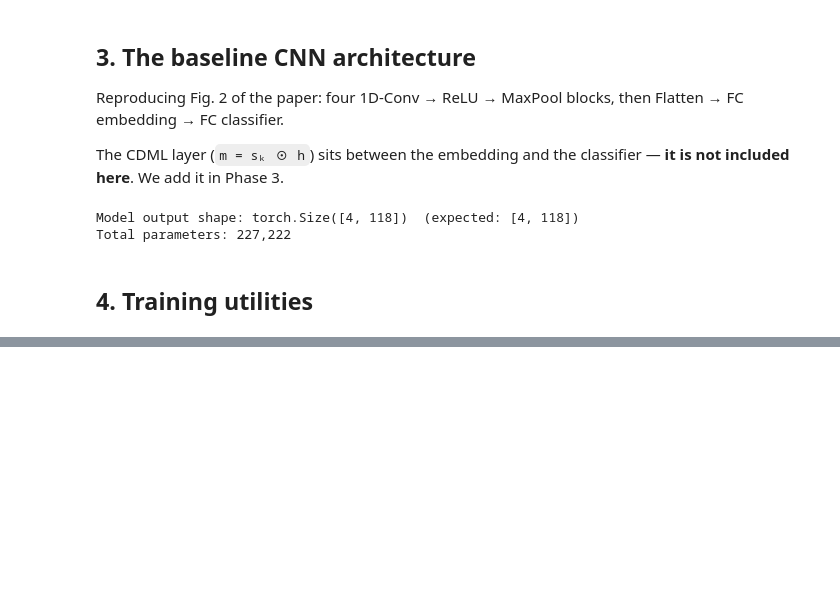
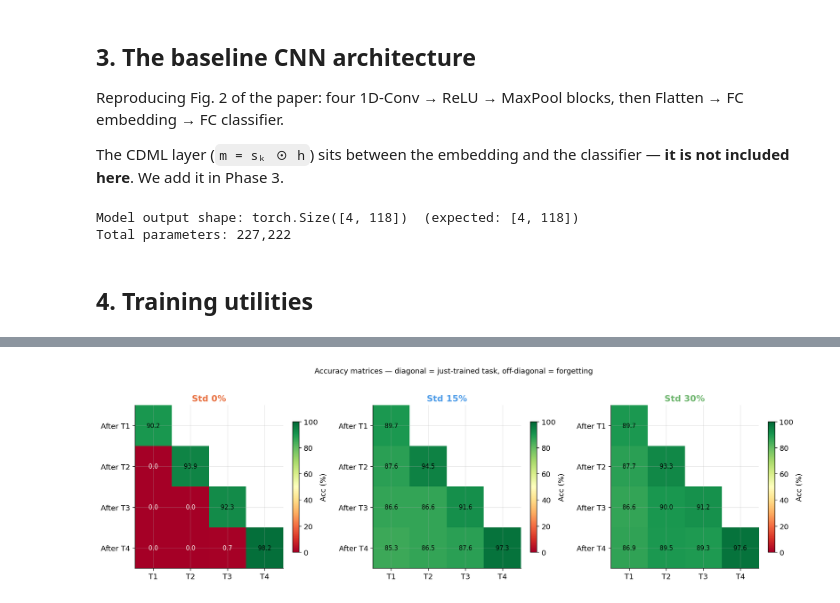
Before and after one commit to Tommy270602/Gait_Continual_Learning, a Jupyter notebook: Code/phase2_continual_learning.ipynb, the cells around one changed output, grey strips where cells are left out. Cells and saved outputs as stored; diff of their text form; code cells hidden in the pictures; blank space fills up the shorter version.

```diff
--- a/Code/phase2_continual_learning.ipynb
+++ b/Code/phase2_continual_learning.ipynb
@@ -421,0 +596,85 @@ Sequential training complete.
+# %%
+run_configs = [
+    ('Std 0%',  acc_matrix_0,  '#E87040'),
+    ('Std 15%', acc_matrix_15, '#4C9BE8'),
+    ('Std 30%', acc_matrix_30, '#6DB56D'),
+]
+task_colors = ['#4C9BE8', '#6DB56D', '#E8864C', '#B06DB5']
+
+# ── Panel 1: accuracy matrices side by side ───────────────────────────────────
+fig, axes = plt.subplots(1, 3, figsize=(15, 4.5))
+for ax, (label, mat, color) in zip(axes, run_configs):
+    masked = np.ma.masked_invalid(mat * 100)
+    im = ax.imshow(masked, cmap='RdYlGn', vmin=0, vmax=100, aspect='auto')
+    plt.colorbar(im, ax=ax, shrink=0.8, label='Acc (%)')
+    ax.set_xticks(range(n_tasks))
+    ax.set_yticks(range(n_tasks))
+    ax.set_xticklabels([f'T{i+1}' for i in range(n_tasks)])
+    ax.set_yticklabels([f'After T{i+1}' for i in range(n_tasks)])
+    ax.set_title(label, fontsize=13, fontweight='bold', color=color)
+    for i in range(n_tasks):
+        for j in range(n_tasks):
+            if not np.isnan(mat[i, j]):
+                v = mat[i, j] * 100
+                ax.text(j, i, f'{v:.1f}', ha='center', va='center',
+                        fontsize=9, color='black' if v > 25 else 'white')
+
+fig.suptitle('Accuracy matrices — diagonal = just-trained task, '
+             'off-diagonal = forgetting', fontsize=11, y=1.02)
+plt.tight_layout()
+plt.savefig('../Plots/fig_replay_matrices.png', bbox_inches='tight')
+plt.show()
+
+# ── Panel 2: average accuracy across all seen tasks per step ──────────────────
+fig, ax = plt.subplots(figsize=(7, 4.5))
+for label, mat, color in run_configs:
+    avg = [np.nanmean(mat[step, :step+1]) * 100 for step in range(n_tasks)]
+    ax.plot(range(1, n_tasks+1), avg, 'o-', color=color,
+            linewidth=2, markersize=8, label=label)
+ax.set_xticks(range(1, n_tasks+1))
+ax.set_xticklabels([f'After Task {i}' for i in range(1, n_tasks+1)])
+ax.set_ylabel('Average accuracy across seen tasks (%)')
+ax.set_ylim(0, 105)
+ax.legend(fontsize=10)
+ax.set_title('Average accuracy through steps — reproducing Fig. 4 (Std. family)')
+plt.tight_layout()
+plt.savefig('../Plots/fig_replay_avg_accuracy.png', bbox_inches='tight')
+plt.show()
+
+# ── Panel 3: per-task forgetting curves ───────────────────────────────────────
+fig, axes = plt.subplots(1, n_tasks, figsize=(14, 4), sharey=True)
+linestyles = ['-', '--', ':']
+for task_idx, (ax, task_name) in enumerate(zip(axes, task_names)):
+    for (label, mat, color), ls in zip(run_configs, linestyles):
+        # Accuracy of this task at each step from when it was first trained
+        xs, ys = [], []
+        for step in range(task_idx, n_tasks):
+            if not np.isnan(mat[step, task_idx]):
+                xs.append(step + 1)
+                ys.append(mat[step, task_idx] * 100)
+        if xs:
+            ax.plot(xs, ys, marker='o', markersize=6, linewidth=2,
+                    color=color, linestyle=ls, label=label)
+    ax.set_title(task_name, fontsize=10)
+    ax.set_xticks(range(1, n_tasks+1))
+    ax.set_xticklabels([f'T{i}' for i in range(1, n_tasks+1)])
+    ax.set_xlabel('After step')
+    if task_idx == 0:
+        ax.set_ylabel('Test accuracy (%)')
+        ax.legend(fontsize=8)
+    ax.set_ylim(-5, 105)
+
+fig.suptitle('Per-task forgetting curves — how much each task degrades over time', fontsize=11)
+plt.tight_layout()
+plt.savefig('../Plots/fig_replay_forgetting_curves.png', bbox_inches='tight')
+plt.show()
+
+# ── Numeric summary ───────────────────────────────────────────────────────────
+print('── Forgetting summary (Task 1: initial acc → final acc) ──')
+for label, mat, _ in run_configs:
+    init  = mat[0, 0] * 100
+    final = mat[-1, 0] * 100
+    print(f'  {label:<10}: {init:.1f}% → {final:.1f}%  '
+          f'(forgetting = {init - final:.1f} pp)')
+# %% [output]
+[figure, added]
```
Also changed, not shown: parts of 21 cells of this notebook, 6 other files.
